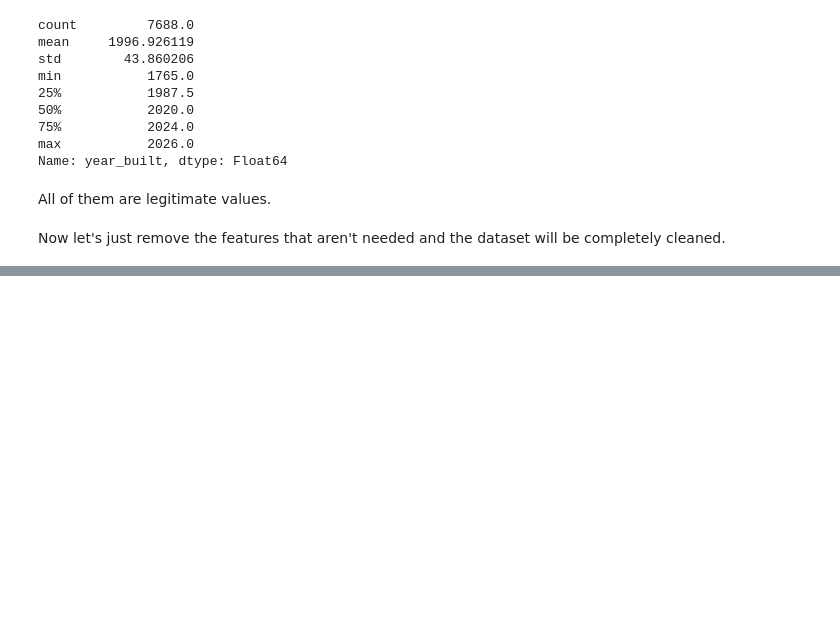
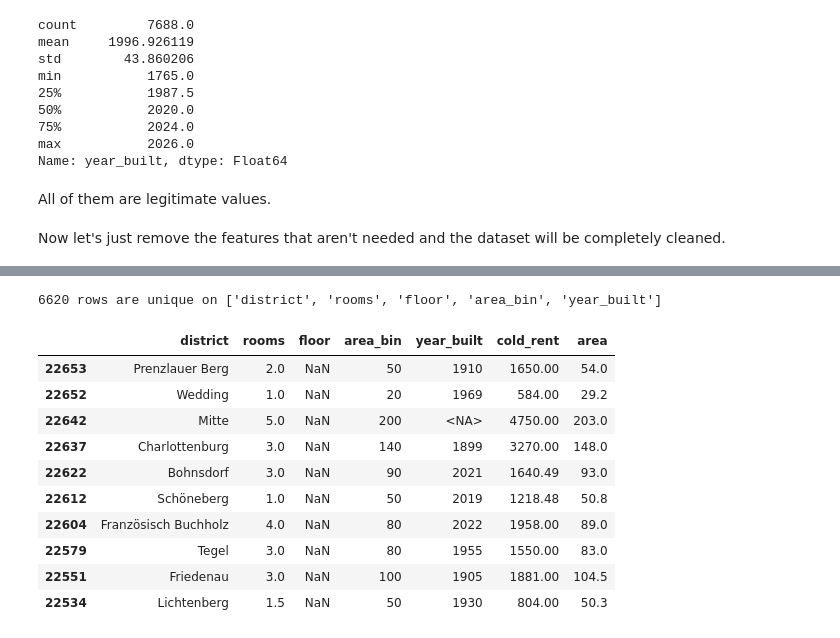
Before and after one commit to viiniiii/rent_prices_prediction, a Jupyter notebook: notebooks/rent_prices_cleaning.ipynb, the cells around one changed output, grey strips where cells are left out. Drawn from its saved outputs; the diff is of its cells as text; code cells hidden in the pictures; blank space fills up the shorter version.

```diff
--- a/notebooks/rent_prices_cleaning.ipynb
+++ b/notebooks/rent_prices_cleaning.ipynb
@@ -2874,0 +2962,21 @@ memory usage: 2.4+ MB
+# %%
+worst_cols = ["district", "rooms", "floor", "area_bin", "year_built"]
+sizes = df.groupby(worst_cols, dropna=False).size().rename("group_size")
+
+df_sized = df.join(sizes, on=worst_cols)
+unique_rows = df_sized[df_sized["group_size"] == 1]
+print(f"{len(unique_rows)} rows are unique on {worst_cols}")
+unique_rows[worst_cols + ["cold_rent", "area"]].head(10)
+# %% [output]
+6620 rows are unique on ['district', 'rooms', 'floor', 'area_bin', 'year_built']
+|  | district | rooms | floor | area_bin | year_built | cold_rent | area |
+| 22653 | Prenzlauer Berg | 2.0 | NaN | 50 | 1910 | 1650.00 | 54.0 |
+| 22652 | Wedding | 1.0 | NaN | 20 | 1969 | 584.00 | 29.2 |
+| 22642 | Mitte | 5.0 | NaN | 200 | <NA> | 4750.00 | 203.0 |
+| 22637 | Charlottenburg | 3.0 | NaN | 140 | 1899 | 3270.00 | 148.0 |
+| 22622 | Bohnsdorf | 3.0 | NaN | 90 | 2021 | 1640.49 | 93.0 |
+| 22612 | Schöneberg | 1.0 | NaN | 50 | 2019 | 1218.48 | 50.8 |
+| 22604 | Französisch Buchholz | 4.0 | NaN | 80 | 2022 | 1958.00 | 89.0 |
+| 22579 | Tegel | 3.0 | NaN | 80 | 1955 | 1550.00 | 83.0 |
+| 22551 | Friedenau | 3.0 | NaN | 100 | 1905 | 1881.00 | 104.5 |
+| 22534 | Lichtenberg | 1.5 | NaN | 50 | 1930 | 804.00 | 50.3 |
```
Also changed, not shown: parts of 48 cells of this notebook.
